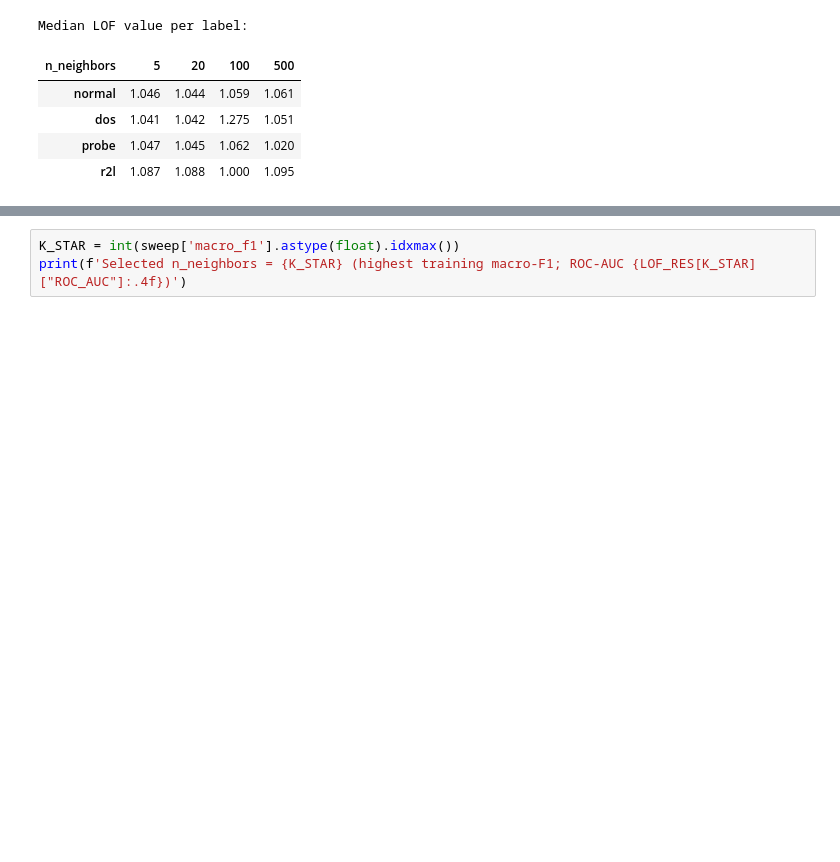
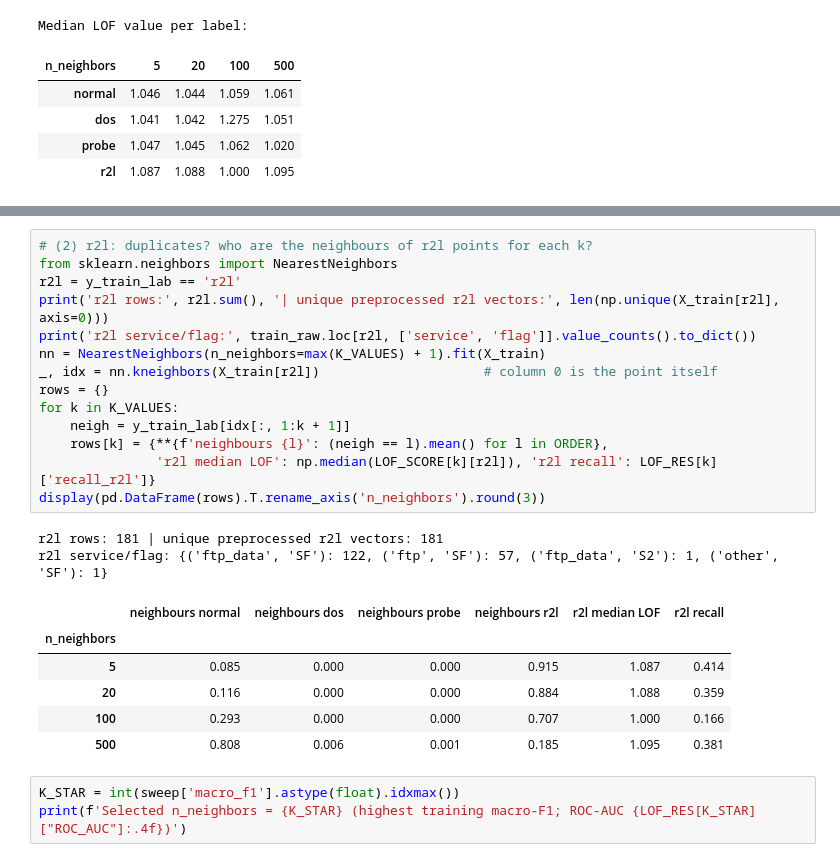
Before and after one commit to HaxelThePenguine/AI-Cybersecurity_labs2026, a Jupyter notebook: Lab_03/lab3_task3.ipynb, the cells around one changed output, grey strips where cells are left out. Saved outputs shown, nothing was run; the diff lists cells and outputs as text; blank space fills up the shorter version.

```diff
--- a/Lab_03/lab3_task3.ipynb
+++ b/Lab_03/lab3_task3.ipynb
@@ -175,3 +238,26 @@ Median LOF value per label:
+# %%
+# (2) r2l: duplicates? who are the neighbours of r2l points for each k?
+from sklearn.neighbors import NearestNeighbors
+r2l = y_train_lab == 'r2l'
+print('r2l rows:', r2l.sum(), '| unique preprocessed r2l vectors:', len(np.unique(X_train[r2l], axis=0)))
+print('r2l service/flag:', train_raw.loc[r2l, ['service', 'flag']].value_counts().to_dict())
+nn = NearestNeighbors(n_neighbors=max(K_VALUES) + 1).fit(X_train)
+_, idx = nn.kneighbors(X_train[r2l])                     # column 0 is the point itself
+rows = {}
+for k in K_VALUES:
+    neigh = y_train_lab[idx[:, 1:k + 1]]
+    rows[k] = {**{f'neighbours {l}': (neigh == l).mean() for l in ORDER},
+               'r2l median LOF': np.median(LOF_SCORE[k][r2l]), 'r2l recall': LOF_RES[k]['recall_r2l']}
+display(pd.DataFrame(rows).T.rename_axis('n_neighbors').round(3))
+# %% [output]
+r2l rows: 181 | unique preprocessed r2l vectors: 181
+r2l service/flag: {('ftp_data', 'SF'): 122, ('ftp', 'SF'): 57, ('ftp_data', 'S2'): 1, ('other', 'SF'): 1}
+|  | neighbours normal | neighbours dos | neighbours probe | neighbours r2l | r2l median LOF | r2l recall |
+| n_neighbors |  |  |  |  |  |  |
+| 5 | 0.085 | 0.000 | 0.000 | 0.915 | 1.087 | 0.414 |
+| 20 | 0.116 | 0.000 | 0.000 | 0.884 | 1.088 | 0.359 |
+| 100 | 0.293 | 0.000 | 0.000 | 0.707 | 1.000 | 0.166 |
+| 500 | 0.808 | 0.006 | 0.001 | 0.185 | 1.095 | 0.381 |
 # %%
 K_STAR = int(sweep['macro_f1'].astype(float).idxmax())
 print(f'Selected n_neighbors = {K_STAR} (highest training macro-F1; ROC-AUC {LOF_RES[K_STAR]["ROC_AUC"]:.4f})')
```
Also changed, not shown: parts of 3 cells of this notebook, 1 other file.
